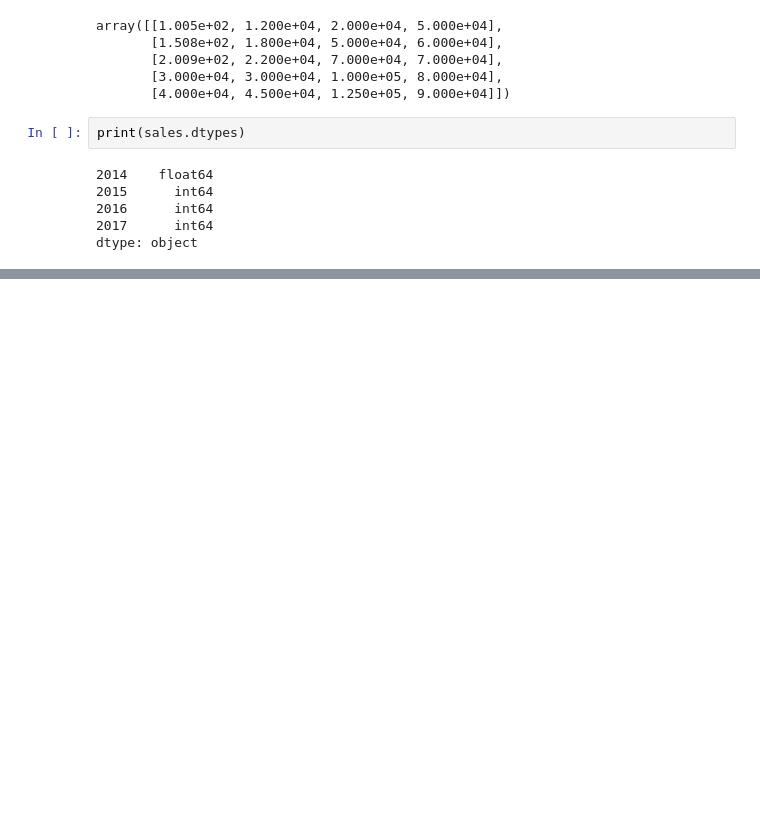
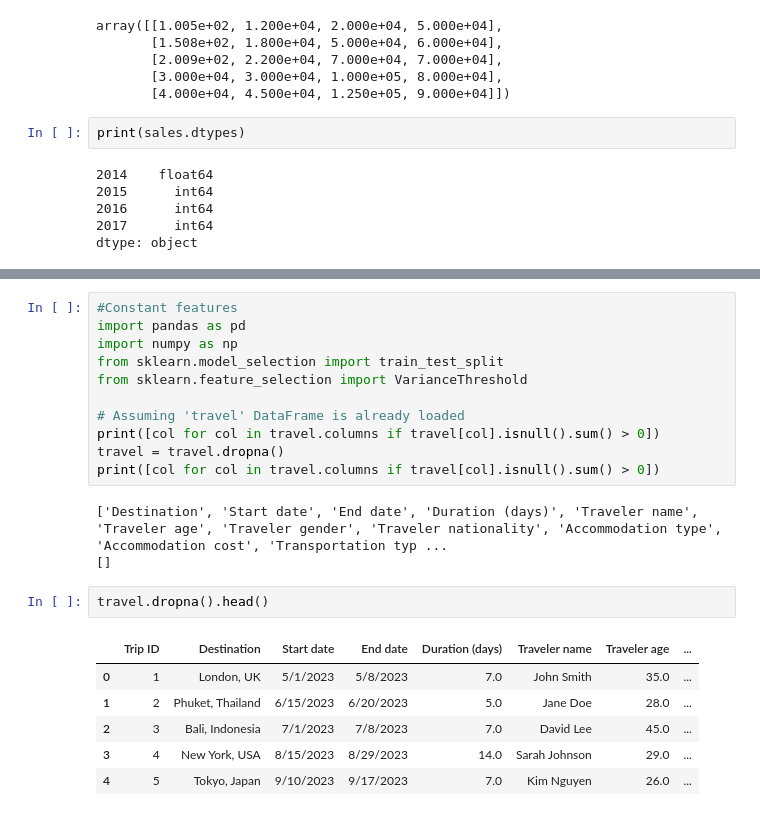
Before and after one commit to Priyanshu27083/ML_lab, a Jupyter notebook: scikit.ipynb, the cells around one changed output, grey strips where cells are left out. Cells and saved outputs as stored; diff of their text form; blank space fills up the shorter version.

```diff
--- a/scikit.ipynb
+++ b/scikit.ipynb
@@ -224,0 +248,23 @@ dtype: object
+# %%
+#Constant features
+import pandas as pd
+import numpy as np
+from sklearn.model_selection import train_test_split
+from sklearn.feature_selection import VarianceThreshold
+
+# Assuming 'travel' DataFrame is already loaded
+print([col for col in travel.columns if travel[col].isnull().sum() > 0])
+travel = travel.dropna()
+print([col for col in travel.columns if travel[col].isnull().sum() > 0])
+# %% [output]
+['Destination', 'Start date', 'End date', 'Duration (days)', 'Traveler name', 'Traveler age', 'Traveler gender', 'Traveler nationality', 'Accommodation type', 'Accommodation cost', 'Transportation typ ...
+[]
+# %%
+travel.dropna().head()
+# %% [output]
+|  | Trip ID | Destination | Start date | End date | Duration (days) | Traveler name | Traveler age | ... |
+| 0 | 1 | London, UK | 5/1/2023 | 5/8/2023 | 7.0 | John Smith | 35.0 | ... |
+| 1 | 2 | Phuket, Thailand | 6/15/2023 | 6/20/2023 | 5.0 | Jane Doe | 28.0 | ... |
+| 2 | 3 | Bali, Indonesia | 7/1/2023 | 7/8/2023 | 7.0 | David Lee | 45.0 | ... |
+| 3 | 4 | New York, USA | 8/15/2023 | 8/29/2023 | 14.0 | Sarah Johnson | 29.0 | ... |
+| 4 | 5 | Tokyo, Japan | 9/10/2023 | 9/17/2023 | 7.0 | Kim Nguyen | 26.0 | ... |
```
Also changed, not shown: parts of 8 cells of this notebook.
